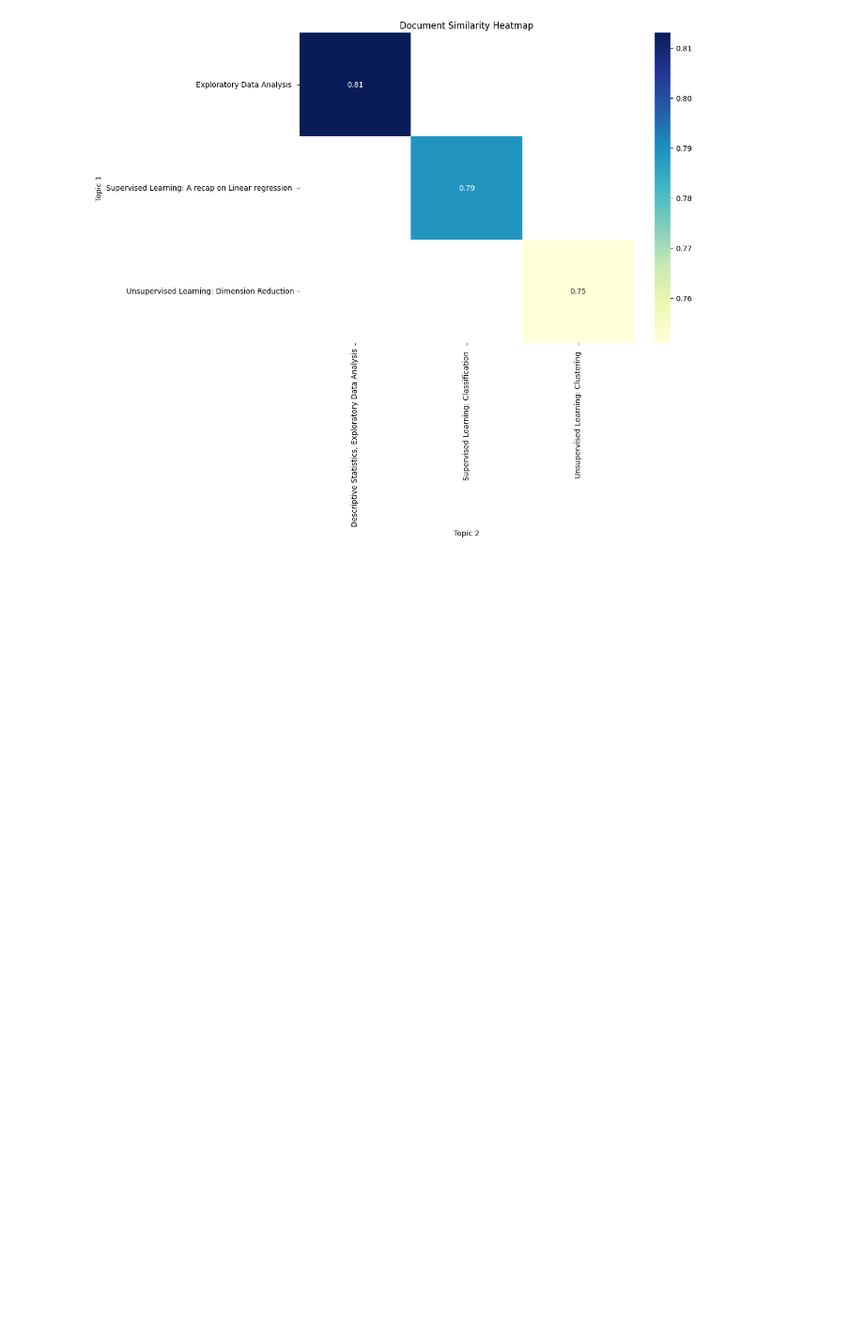
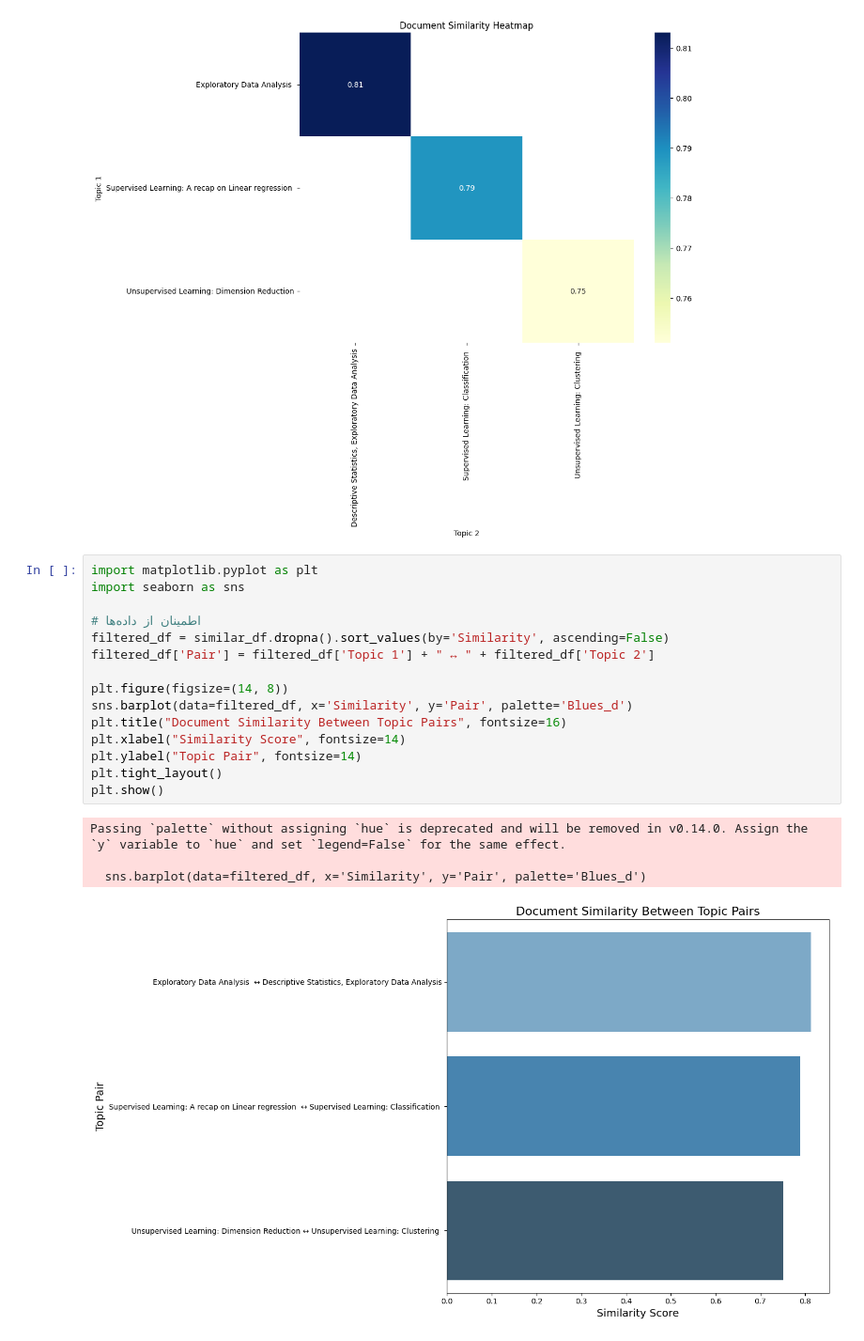
Before and after one commit to Mesgarin/thesis, a Jupyter notebook: 2_Topics.ipynb, the cells around one changed output. Shown at 94% size. Drawn from its saved outputs; the diff is of its cells as text; blank space fills up the shorter version.

```diff
--- a/Step3.ipynb
+++ b/2_Topics.ipynb
@@ -103,3 +103,23 @@ plt.savefig("docx_similarity_heatmap.png")
 plt.show()
 # %% [output]
 [figure]
+# %%
+import matplotlib.pyplot as plt
+import seaborn as sns
+
+# اطمینان از داده‌ها
+filtered_df = similar_df.dropna().sort_values(by='Similarity', ascending=False)
+filtered_df['Pair'] = filtered_df['Topic 1'] + " ↔ " + filtered_df['Topic 2']
+
+plt.figure(figsize=(14, 8))
+sns.barplot(data=filtered_df, x='Similarity', y='Pair', palette='Blues_d')
+plt.title("Document Similarity Between Topic Pairs", fontsize=16)
+plt.xlabel("Similarity Score", fontsize=14)
+plt.ylabel("Topic Pair", fontsize=14)
+plt.tight_layout()
+plt.show()
+# %% [output]
+Passing `palette` without assigning `hue` is deprecated and will be removed in v0.14.0. Assign the `y` variable to `hue` and set `legend=False` for the same effect.
+
+  sns.barplot(data=filtered_df, x='Similarity', y='Pair', palette='Blues_d')
+[figure, added]
```
Also changed, not shown: 3 other files.
